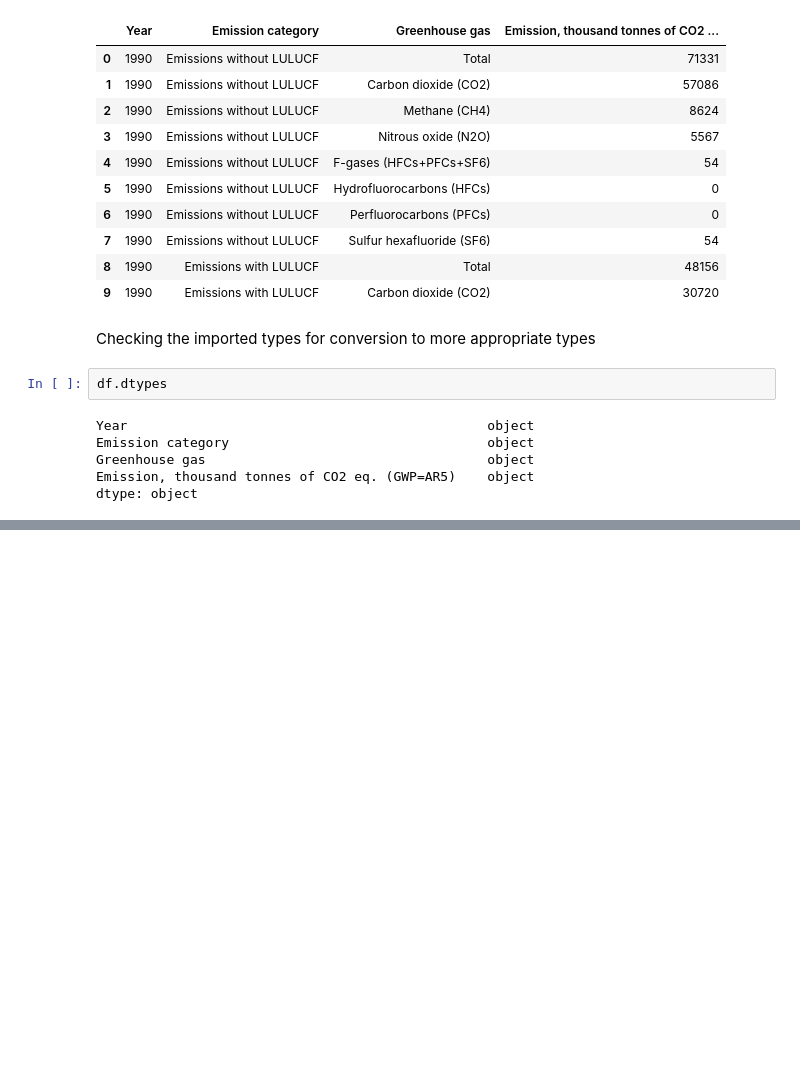
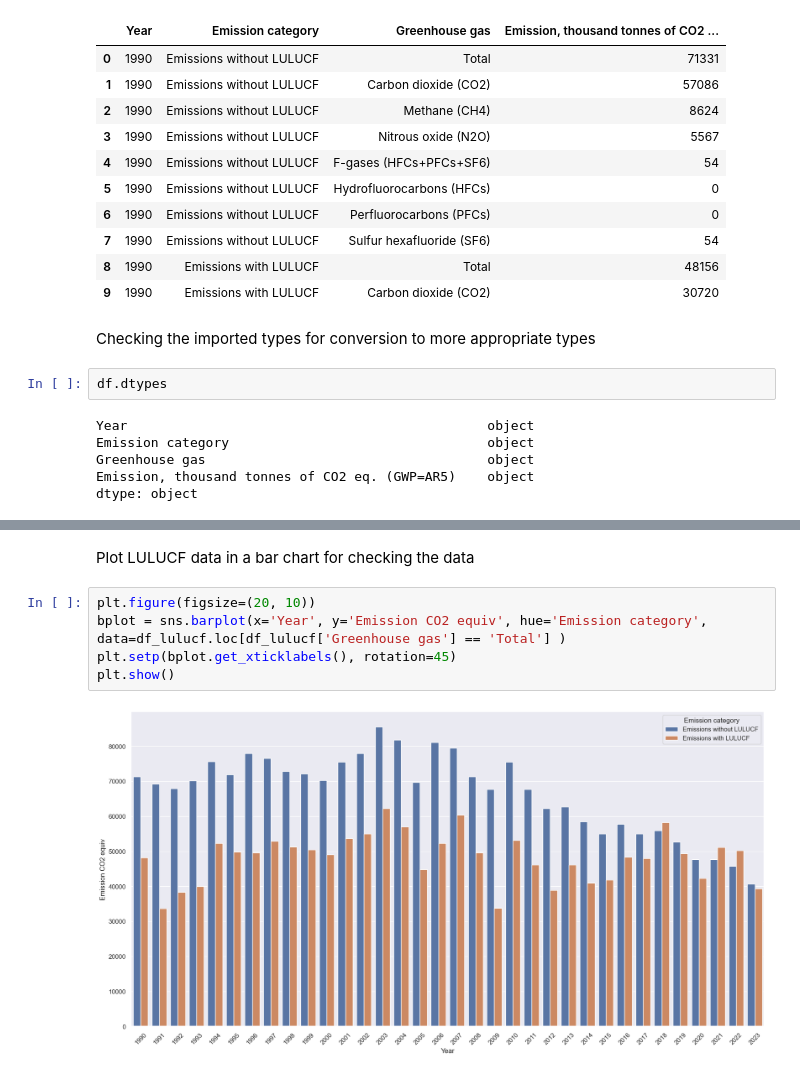
Before and after one commit to jpronkko/FinlandEmissions2023, a Jupyter notebook: Python/check_and_cleanup.ipynb, the cells around one changed output, grey strips where cells are left out. Drawn from its saved outputs; the diff is of its cells as text; blank space fills up the shorter version.

```diff
--- a/Python/check_and_cleanup.ipynb
+++ b/Python/check_and_cleanup.ipynb
@@ -124,3 +176,12 @@ LULUCF
+# %% [markdown]
+Plot LULUCF data in a bar chart for checking the data
+# %%
+plt.figure(figsize=(20, 10))
+bplot = sns.barplot(x='Year', y='Emission CO2 equiv', hue='Emission category', data=df_lulucf.loc[df_lulucf['Greenhouse gas'] == 'Total'] )
+plt.setp(bplot.get_xticklabels(), rotation=45)
+plt.show()
+# %% [output]
+[figure, added]
 # %%
 df_totals = df[df['Greenhouse gas'].str.contains('Total')]
 df_totals = df_totals[['Year', 'Emission category', 'Emission CO2 equiv', "main category"]]
```
Also changed, not shown: parts of 19 cells of this notebook, 14 other files.
